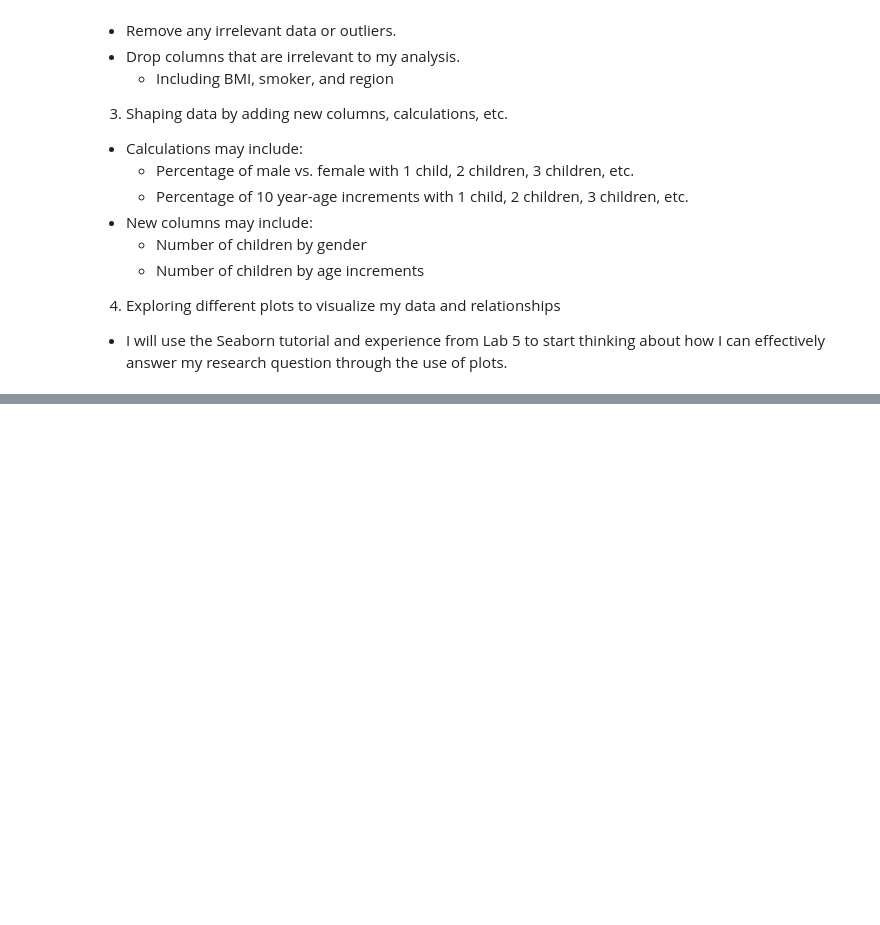
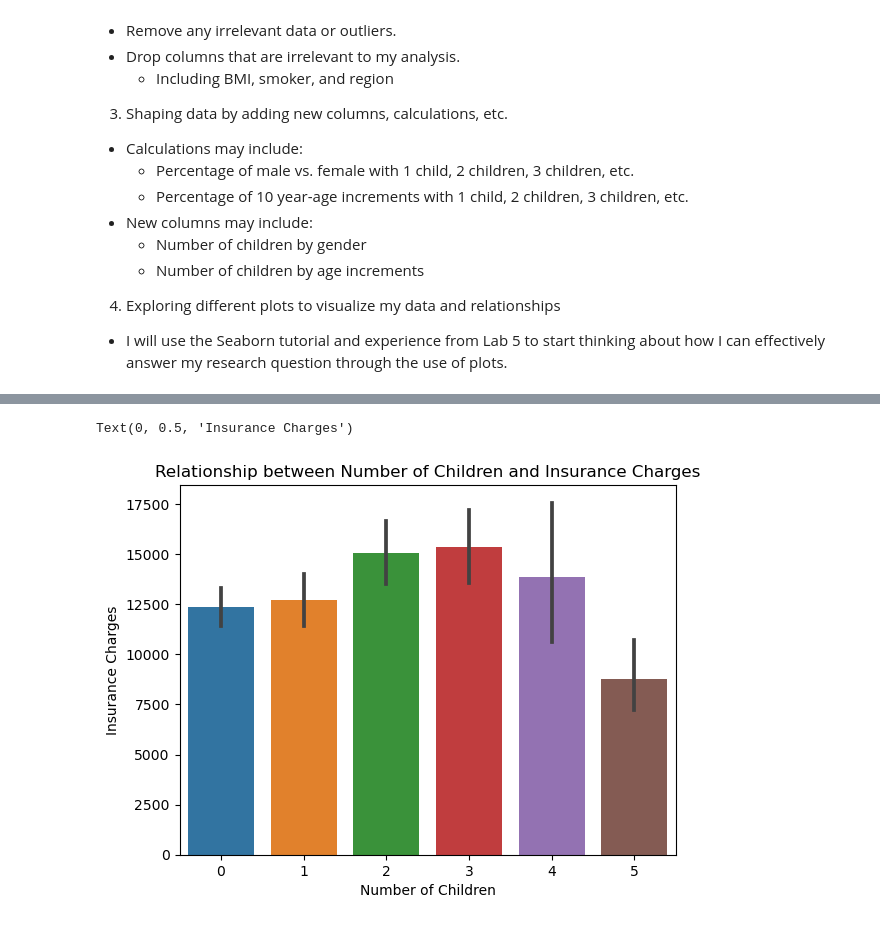
Before and after one commit to ubco-W2022T2-data301/project-group-group25, a Jupyter notebook: analysis/analysis3.ipynb, the cells around one changed output, grey strips where cells are left out. Cells and saved outputs as stored; diff of their text form; code cells hidden in the pictures; blank space fills up the shorter version.

```diff
--- a/analysis/analysis3.ipynb
+++ b/analysis/analysis3.ipynb
@@ -27,0 +37,3 @@ I plan to examine the relationship between number of children and insurance char
+# %%
+df = pd.read_csv("../data/raw/insurance.csv")
+df
@@ -27,0 +54,8 @@ I plan to examine the relationship between number of children and insurance char
+# %%
+bplot = sns.barplot(data=df,y="charges",x="children")
+bplot.set_title("Relationship between Number of Children and Insurance Charges")
+bplot.set_xlabel("Number of Children")
+bplot.set_ylabel("Insurance Charges")
+# %% [output]
+Text(0, 0.5, 'Insurance Charges')
+[figure, added]
```
Also changed, not shown: parts of 12 cells of this notebook, 4 other files.
